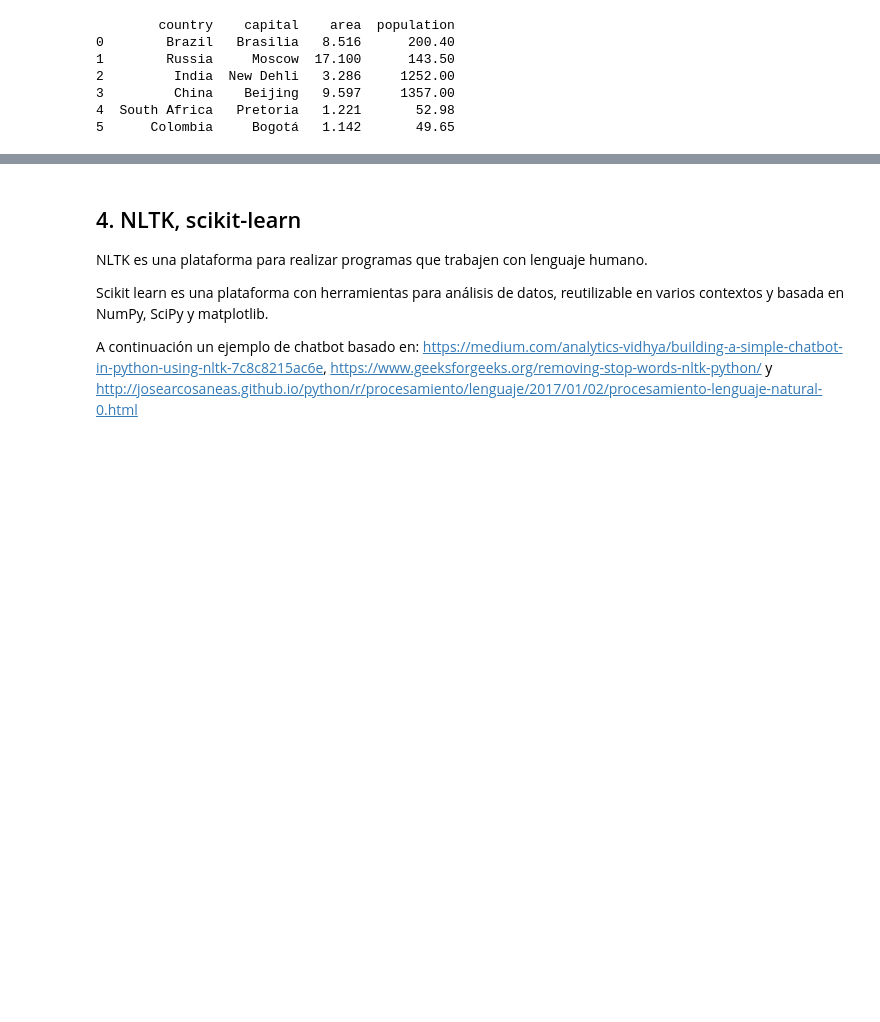
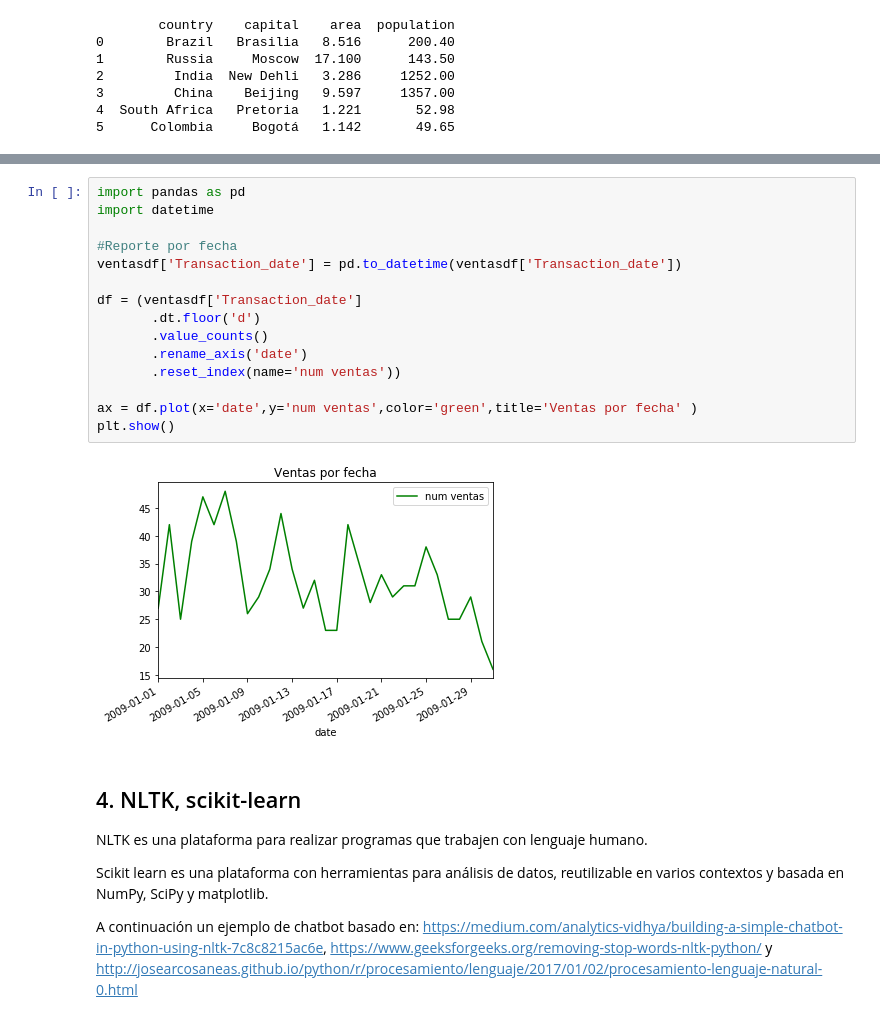
Before and after one commit to arleserp/cursopython, a Jupyter notebook: 15.Algunas librerías de utilidad en Python.ipynb, the cells around one changed output, grey strips where cells are left out. Saved outputs shown, nothing was run; the diff lists cells and outputs as text; blank space fills up the shorter version.

```diff
--- a/15.Algunas librerías de utilidad en Python.ipynb
+++ b/15.Algunas librerías de utilidad en Python.ipynb
@@ -447,3 +418,20 @@ plt.show()
+# %%
+import pandas as pd
+import datetime
+
+#Reporte por fecha
+ventasdf['Transaction_date'] = pd.to_datetime(ventasdf['Transaction_date'])
+
+df = (ventasdf['Transaction_date']
+       .dt.floor('d')
+       .value_counts()
+       .rename_axis('date')
+       .reset_index(name='num ventas'))
+
+ax = df.plot(x='date',y='num ventas',color='green',title='Ventas por fecha' )
+plt.show()
+# %% [output]
+[figure, added]
 # %% [markdown]
 ## 4. NLTK, scikit-learn
 
```
Also changed, not shown: parts of 8 cells of this notebook, 2 other files.
